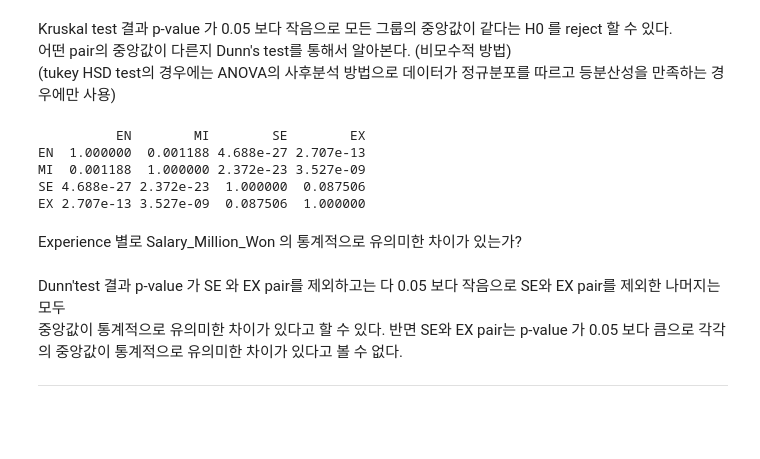
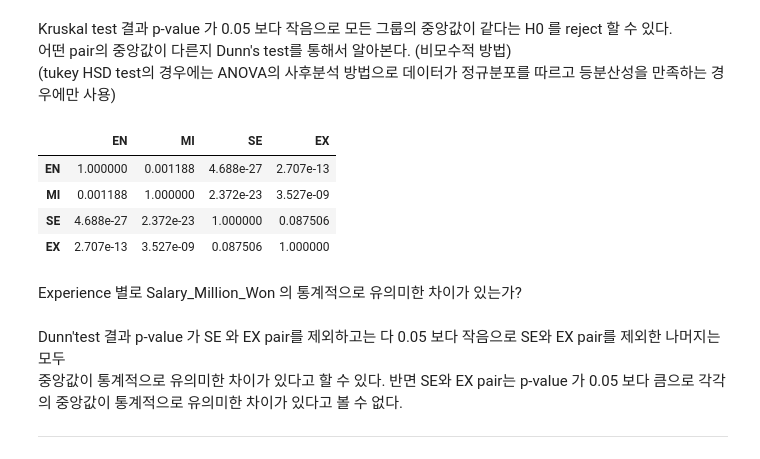
Before and after one commit to Hwaple02/SDA_HW5_1, a Jupyter notebook: mini_project_Hypothesis_testing(60231211).ipynb, the cells around one changed output. Cells and saved outputs as stored; diff of their text form; code cells hidden in the pictures; blank space fills up the shorter version.

```diff
--- a/mini_project_Hypothesis_testing(60231211).ipynb
+++ b/mini_project_Hypothesis_testing(60231211).ipynb
@@ -139,28 +136,28 @@ Kruskal test 결과 p-value 가 0.05 보다 작음으로 모든 그룹의 중앙
 # %%
 # Dunn's test 시행
 
 import scikit_posthocs as sp
 
 # 'Experience'별로 'Salary_Million_Won' 데이터를 그룹화
 experience_order = ['EN', 'MI', 'SE', 'EX']
 experience_groups = [data.loc[data['Experience'] == exp, 'Salary_Million_Won'] for exp in experience_order]
 
 # Dunn's 검정 실행 (False discovery rate FDR 보정 적용)
 dunn_test_experience_results = sp.posthoc_dunn(experience_groups, p_adjust='fdr_bh')
 
 # 결과 행과 열 이름을 Experience 그룹 이름으로 설정
 experience_name_groups = experience_order
 dunn_test_experience_results.index = experience_name_groups
 dunn_test_experience_results.columns = experience_name_groups
 
 # 결과 출력
-print(dunn_test_experience_results)
+dunn_test_experience_results
 # %% [output]
-          EN        MI        SE        EX
-EN  1.000000  0.001188 4.688e-27 2.707e-13
-MI  0.001188  1.000000 2.372e-23 3.527e-09
-SE 4.688e-27 2.372e-23  1.000000  0.087506
-EX 2.707e-13 3.527e-09  0.087506  1.000000
+|  | EN | MI | SE | EX |
+| EN | 1.000000 | 0.001188 | 4.688e-27 | 2.707e-13 |
+| MI | 0.001188 | 1.000000 | 2.372e-23 | 3.527e-09 |
+| SE | 4.688e-27 | 2.372e-23 | 1.000000 | 0.087506 |
+| EX | 2.707e-13 | 3.527e-09 | 0.087506 | 1.000000 |
 # %% [markdown]
 Experience 별로 Salary_Million_Won 의 통계적으로 유의미한 차이가 있는가?<br>
 <br>
```
Also changed, not shown: parts of 4 cells of this notebook, 2 other files.
